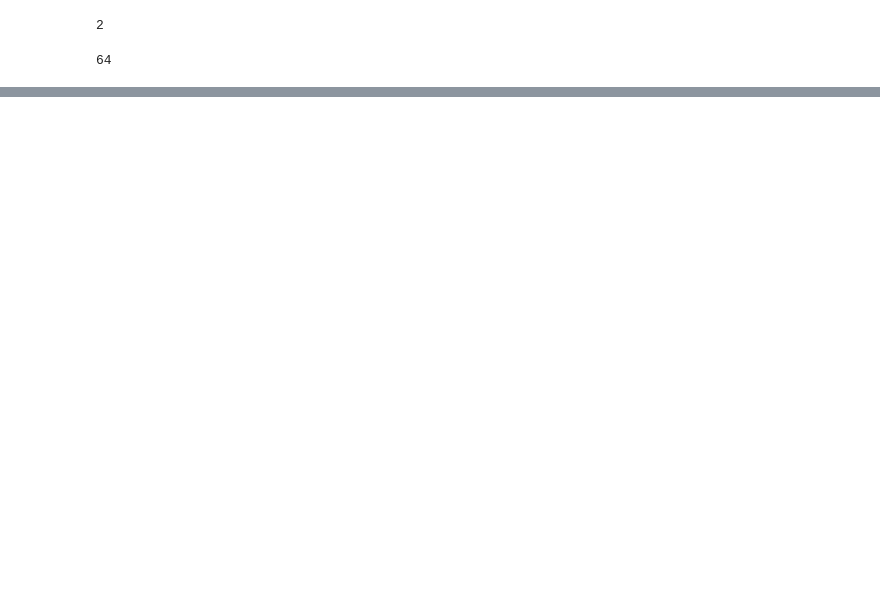
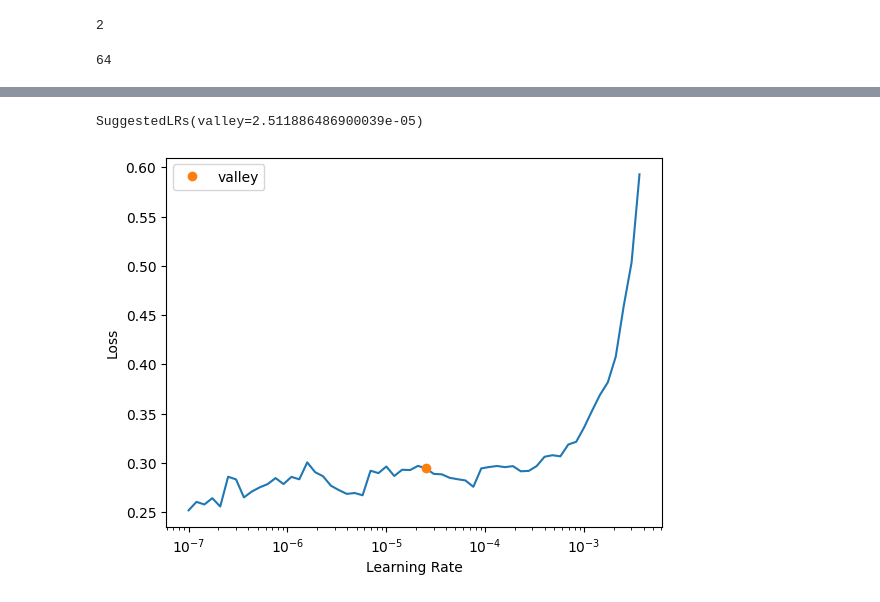
Before and after one commit to Mounish2023/fastaicourse, a Jupyter notebook: ImageClassification.ipynb, the cells around one changed output, grey strips where cells are left out. Cells and saved outputs as stored; diff of their text form; code cells hidden in the pictures; blank space fills up the shorter version.

```diff
--- a/ImageClassification.ipynb
+++ b/ImageClassification.ipynb
@@ -176,0 +147,3 @@ interp.most_confused(min_val=5)
+# %%
+manual_learn = vision_learner(dls, resnet34, metrics=error_rate)
+manual_learn.fit_one_cycle(3, 3e-3)
@@ -176,0 +157,3 @@ interp.most_confused(min_val=5)
+# %%
+manual_learn.lr_find()
+# %% [output]
@@ -176,0 +161,2 @@ interp.most_confused(min_val=5)
+SuggestedLRs(valley=2.511886486900039e-05)
+[figure, added]
```
Also changed, not shown: parts of 35 cells of this notebook.
